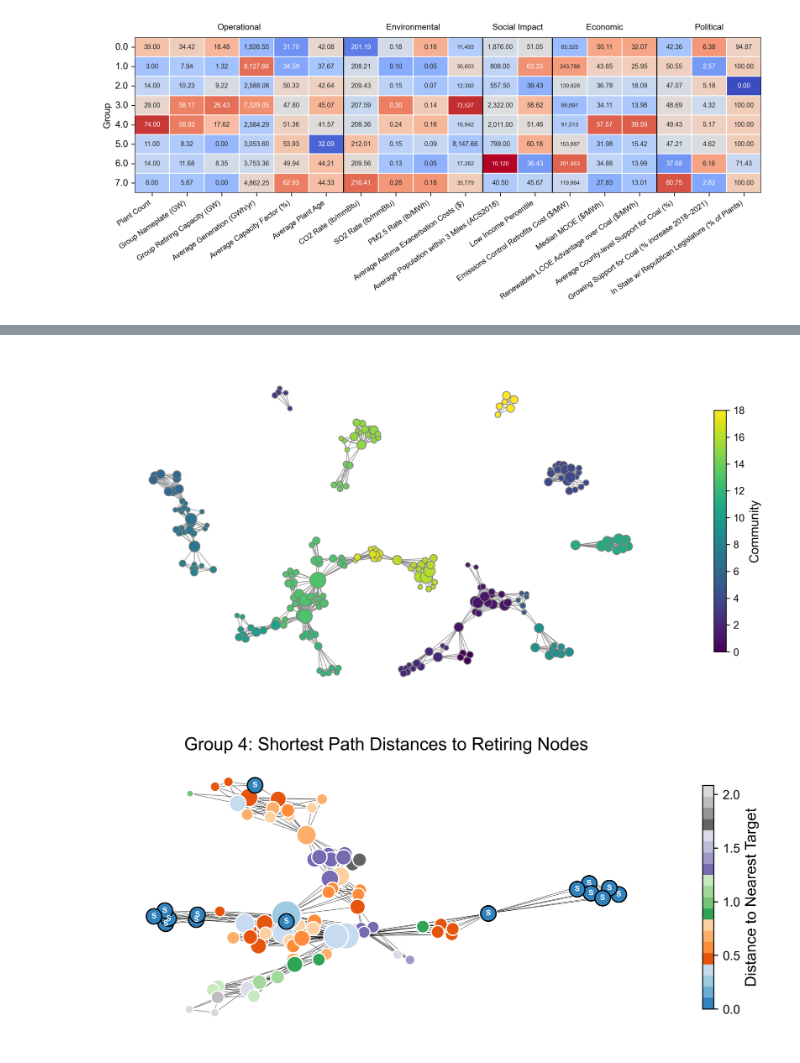
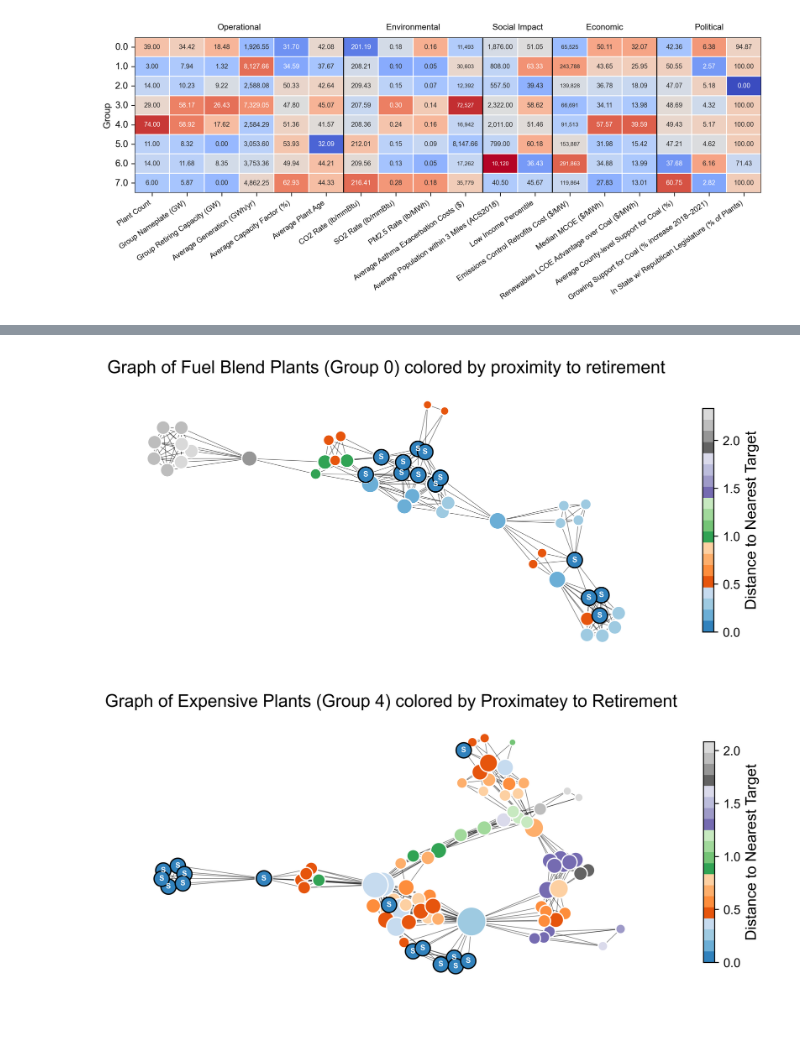
Before and after one commit to Krv-Analytics/retire, a Jupyter notebook: examples/paper_figures.ipynb, the cells around one changed output, grey strips where cells are left out. Cells and saved outputs as stored; diff of their text form; code cells hidden in the pictures; blank space fills up the shorter version.

```diff
--- a/examples/paper_figures.ipynb
+++ b/examples/paper_figures.ipynb
@@ -12,0 +14,7 @@ cf = CoalFigure(G=G, raw_df=raw_df)
+# %%
+raw_df = load_dataset()
+clean_df = load_clean_dataset()
+projection_df = load_projection()
+G = load_graph()
+
+plotkit = PlotKit(raw_df=raw_df, G=G)
@@ -44,19 +39,26 @@ fig, ax = cf.drawComponet(component=3, show_colorbar=True, col="Percent Capacity
-# %%
-fig, ax = cf.drawComponet(component=3,  show_colorbar=True, color_method="community")
-# %% [output]
-[figure, removed]
 # %%
+component = 0
+threshold = 0.5
+col = "Percent Capacity Retiring"
+retiring_nodes = plotkit.get_target_nodes(component=component,  col=col, threshold=threshold)
+node_distances = plotkit.get_shortest_distances_to_targets(component=component, targets=retiring_nodes)
+fig, ax = plotkit.drawPathDistance(component=component,
+                    targets=retiring_nodes,
+                    distances_dict=node_distances,
+                    title=f"Graph of Fuel Blend Plants (Group 0) colored by proximity to retirement",
+                    seed=5,
+                    show_colorbar=True)
 component = 4
 threshold = 0.5
 col = "Percent Capacity Retiring"
-retiring_nodes = cf.get_target_nodes(component=component,  col=col, threshold=threshold)
-node_distances = cf.get_shortest_distances_to_targets(component=component, targets=retiring_nodes)
-# 2. Select targets based on a threshold
-fig, ax = cf.drawPathDistance(component=component,
+retiring_nodes = plotkit.get_target_nodes(component=component,  col=col, threshold=threshold)
+node_distances = plotkit.get_shortest_distances_to_targets(component=component, targets=retiring_nodes)
+fig, ax = plotkit.drawPathDistance(component=component,
                     targets=retiring_nodes,
                     distances_dict=node_distances,
-                    title=f"Group {component}: Shortest Path Distances to Retiring Nodes",
+                    title=f"Graph of Expensive Plants (Group 4) colored by proximity to Retirement",
                     seed=5,
                     show_colorbar=True)
 # %% [output]
-[figure, old version]
+[figure, new version]
+[figure, added]
```
Also changed, not shown: parts of 13 cells of this notebook, 5 other files.
